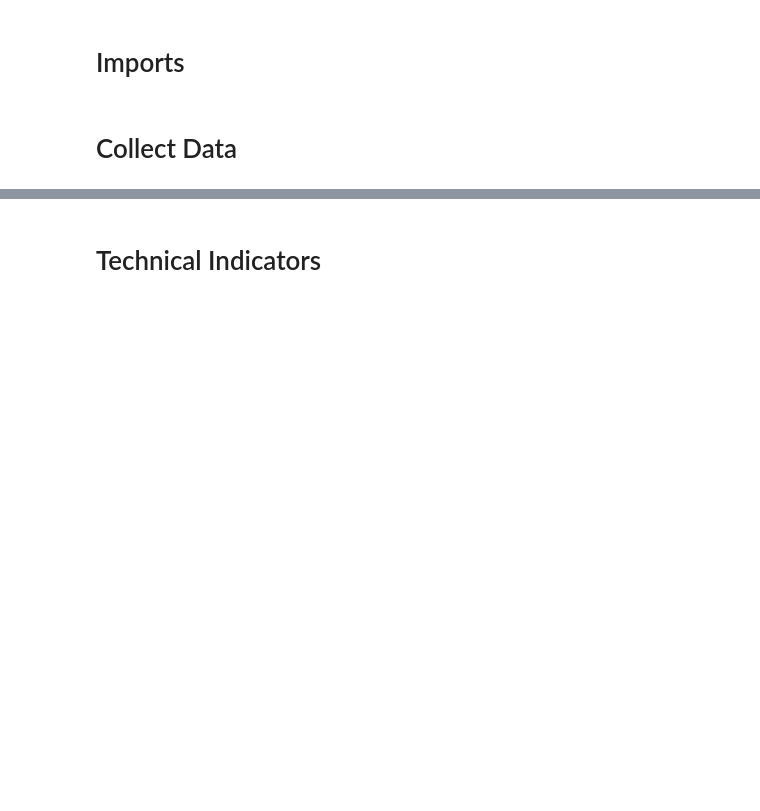
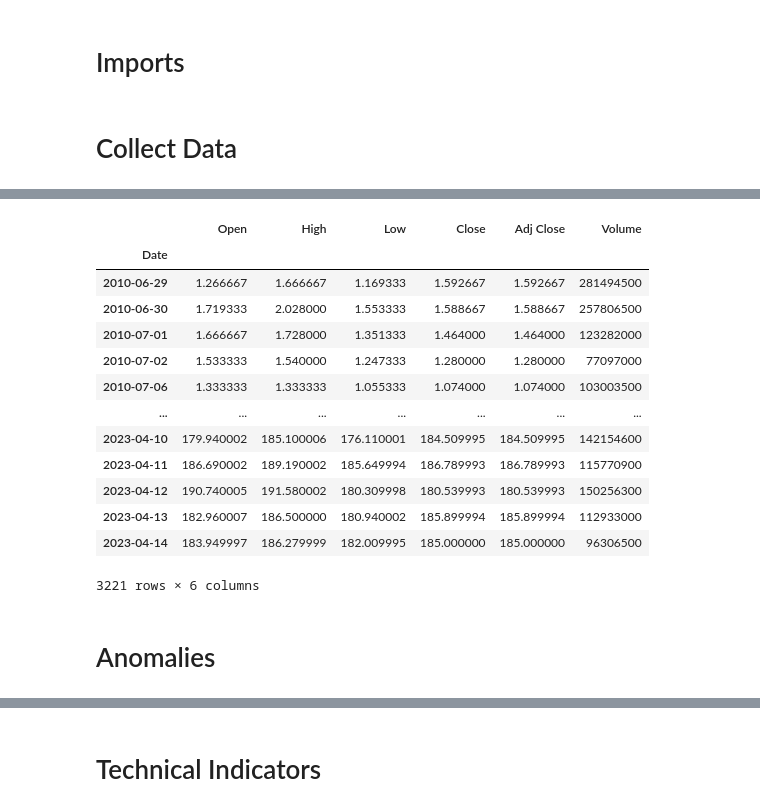
Before and after one commit to ViktorGakis/WebApps, a Jupyter notebook: TimeSeries Analysis/analytics.ipynb, the cells around one changed output, grey strips where cells are left out. Saved outputs shown, nothing was run; the diff lists cells and outputs as text; code cells hidden in the pictures; blank space fills up the shorter version.

```diff
--- a/TimeSeries Analysis/analytics.ipynb
+++ b/TimeSeries Analysis/analytics.ipynb
@@ -20,7 +26,7 @@ import yfinance as yf
 import pandas as pd
 
 
-class StockData:
+class Stock:
     """
     A class that retrieves historical stock data from Yahoo Finance using the yfinance library.
 
@@ -60,6 +66,10 @@ class StockData:
         self.data: DataFrame = yf.download(
             symbol, start=start_date, end=end_date, interval=interval
         )
+        if self.start_date is None and self.end_date is None:
+            self.start_date = str(self.data.iloc[0].name)
+            self.end_date = str(self.data.iloc[-1].name)
+
 
     def __repr__(self) -> str:
         """
@@ -94,0 +85,5 @@ stockdata.data.head()
+# %%
+stock = Stock(
+    symbol='TSLA'
+)
+stock
@@ -94,0 +93,19 @@ stockdata.data.head()
+# %%
+stock.data
+# %% [output]
+|  | Open | High | Low | Close | Adj Close | Volume |
+| Date |  |  |  |  |  |  |
+| 2010-06-29 | 1.266667 | 1.666667 | 1.169333 | 1.592667 | 1.592667 | 281494500 |
+| 2010-06-30 | 1.719333 | 2.028000 | 1.553333 | 1.588667 | 1.588667 | 257806500 |
+| 2010-07-01 | 1.666667 | 1.728000 | 1.351333 | 1.464000 | 1.464000 | 123282000 |
+| 2010-07-02 | 1.533333 | 1.540000 | 1.247333 | 1.280000 | 1.280000 | 77097000 |
+| 2010-07-06 | 1.333333 | 1.333333 | 1.055333 | 1.074000 | 1.074000 | 103003500 |
+| ... | ... | ... | ... | ... | ... | ... |
+| 2023-04-10 | 179.940002 | 185.100006 | 176.110001 | 184.509995 | 184.509995 | 142154600 |
+| 2023-04-11 | 186.690002 | 189.190002 | 185.649994 | 186.789993 | 186.789993 | 115770900 |
+| 2023-04-12 | 190.740005 | 191.580002 | 180.309998 | 180.539993 | 180.539993 | 150256300 |
+| 2023-04-13 | 182.960007 | 186.500000 | 180.940002 | 185.899994 | 185.899994 | 112933000 |
+| 2023-04-14 | 183.949997 | 186.279999 | 182.009995 | 185.000000 | 185.000000 | 96306500 |
+3221 rows × 6 columns
+# %% [markdown]
+# Anomalies
```
Also changed, not shown: parts of 16 cells of this notebook, 1 other file.
